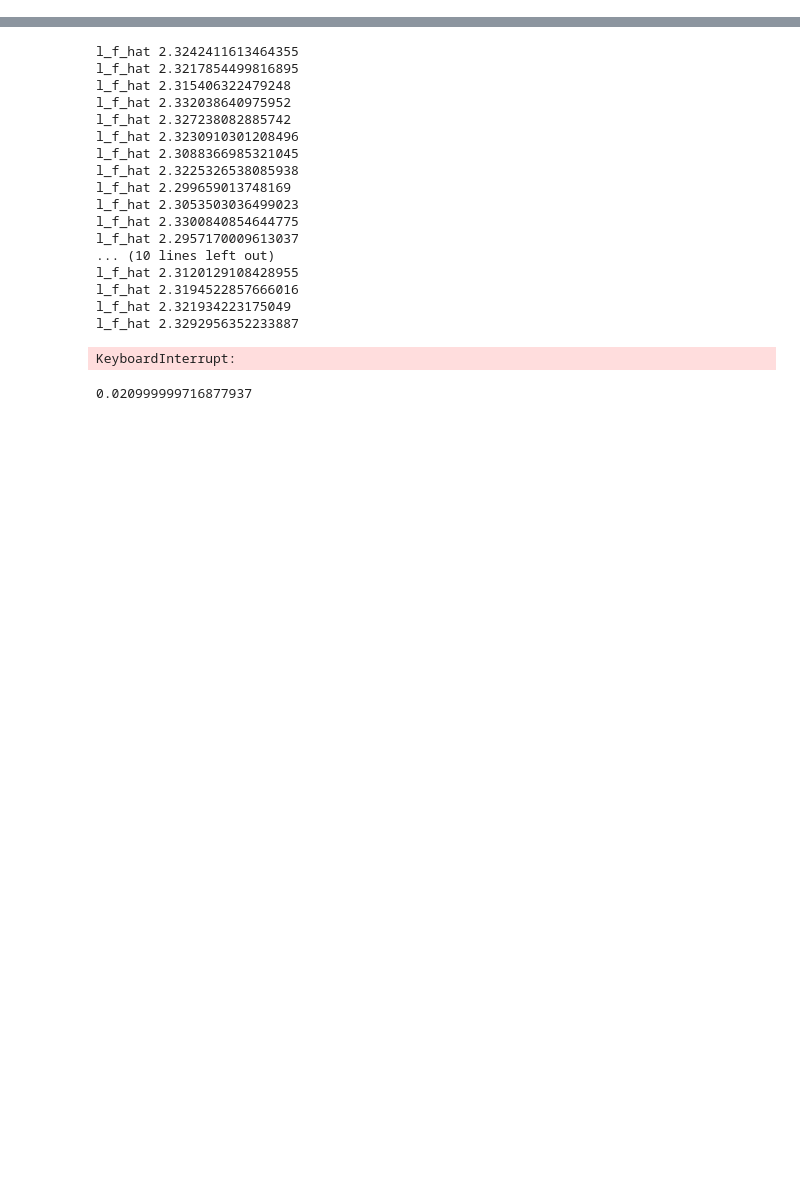
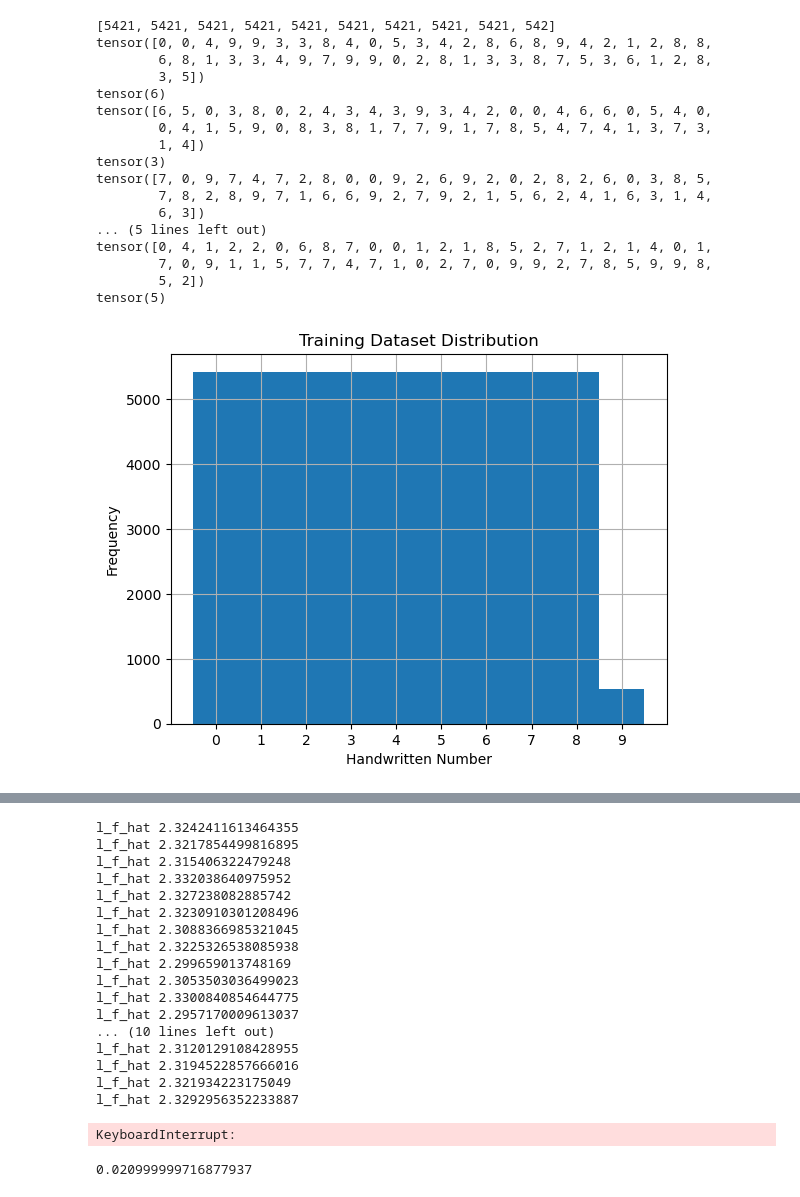
Before and after one commit to njames3134/DL-reweighting, a Jupyter notebook: jtc_jupyter.ipynb, the cells around one changed output, grey strips where cells are left out. Cells and saved outputs as stored; diff of their text form; code cells hidden in the pictures; blank space fills up the shorter version.

```diff
--- a/jtc_jupyter.ipynb
+++ b/jtc_jupyter.ipynb
@@ -25,0 +62,39 @@ my_data.get_curr_dist(dataset="test")
+# %%
+# Test functionality of MNISTDataLoaderWeightedSample class
+
+# Force 10% representation for 9's class but oversample 9's by a factor of 10
+desired_sample_distribution = [100, 100, 100, 100, 100, 100, 100, 100, 100, 10]
+train_sample_weights = [1.0, 1.0, 1.0, 1.0, 1.0, 1.0, 1.0, 1.0, 1.0, 10.0]
+data_loader = MNISTDataLoaderWeightedSample(desired_sample_distribution,
+                                            train_sample_weights,
+                                            batch_size_train=50
+                                            )
+
+# Show training distribution
+print(data_loader.get_curr_dist(dataset="train"))
+data_loader.plot_dist(dataset="train")
+
+# Print training batch data and calculation representation of 9's (should be around 5 per batch)
+for _ in range(5):
+    X_f, y_f = next(iter(data_loader.train_dataloader))
+    print(y_f)
+    print(torch.sum(y_f==9))
+# %% [output]
+[5421, 5421, 5421, 5421, 5421, 5421, 5421, 5421, 5421, 542]
+tensor([0, 0, 4, 9, 9, 3, 3, 8, 4, 0, 5, 3, 4, 2, 8, 6, 8, 9, 4, 2, 1, 2, 8, 8,
+        6, 8, 1, 3, 3, 4, 9, 7, 9, 9, 0, 2, 8, 1, 3, 3, 8, 7, 5, 3, 6, 1, 2, 8,
+        3, 5])
+tensor(6)
+tensor([6, 5, 0, 3, 8, 0, 2, 4, 3, 4, 3, 9, 3, 4, 2, 0, 0, 4, 6, 6, 0, 5, 4, 0,
+        0, 4, 1, 5, 9, 0, 8, 3, 8, 1, 7, 7, 9, 1, 7, 8, 5, 4, 7, 4, 1, 3, 7, 3,
+        1, 4])
+tensor(3)
+tensor([7, 0, 9, 7, 4, 7, 2, 8, 0, 0, 9, 2, 6, 9, 2, 0, 2, 8, 2, 6, 0, 3, 8, 5,
+        7, 8, 2, 8, 9, 7, 1, 6, 6, 9, 2, 7, 9, 2, 1, 5, 6, 2, 4, 1, 6, 3, 1, 4,
+        6, 3])
+... (5 lines left out)
+tensor([0, 4, 1, 2, 2, 0, 6, 8, 7, 0, 0, 1, 2, 1, 8, 5, 2, 7, 1, 2, 1, 4, 0, 1,
+        7, 0, 9, 1, 1, 5, 7, 7, 4, 7, 1, 0, 2, 7, 0, 9, 9, 2, 7, 8, 5, 9, 9, 8,
+        5, 2])
+tensor(5)
+[figure, added]
```
Also changed, not shown: parts of 3 cells of this notebook.
